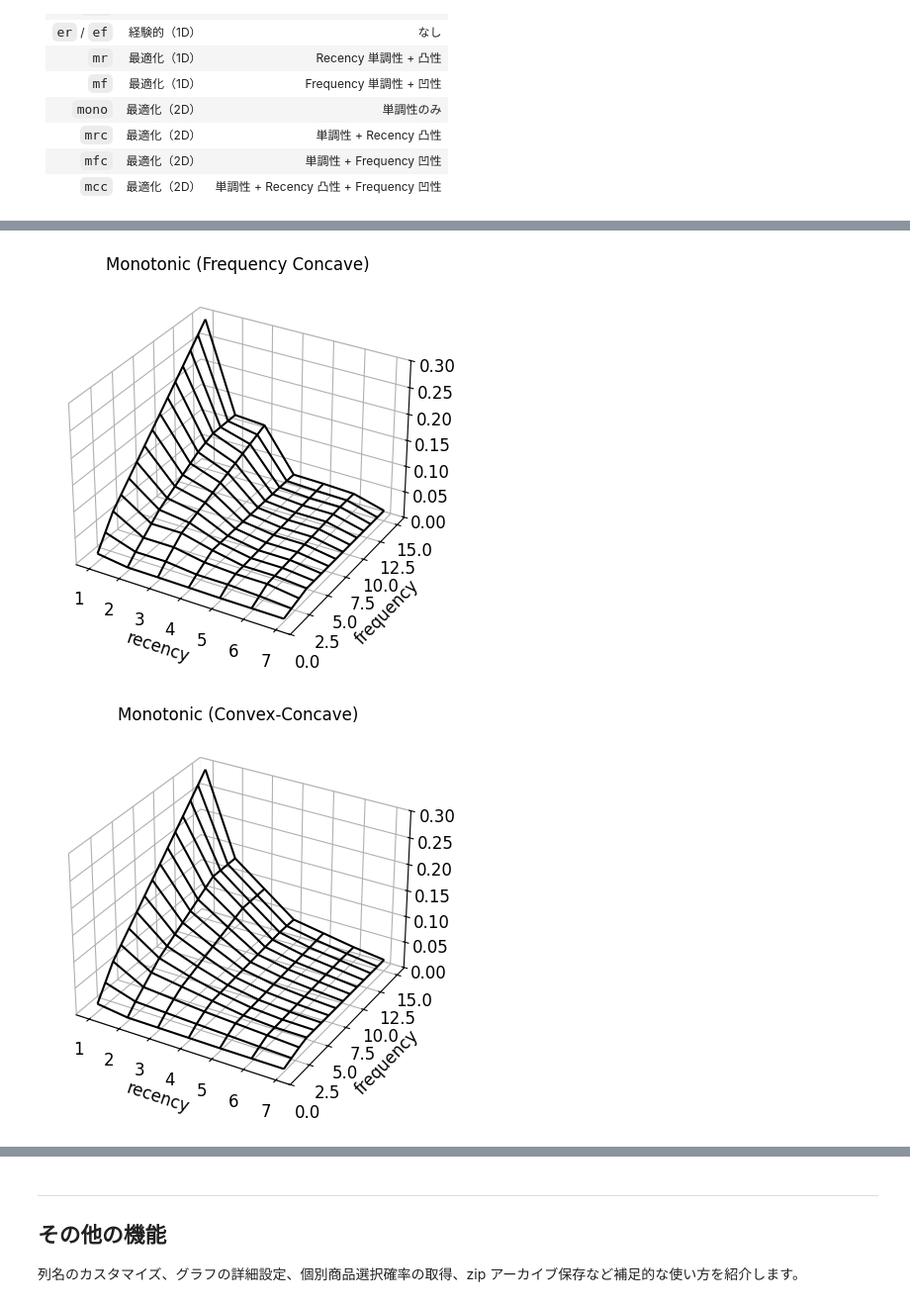
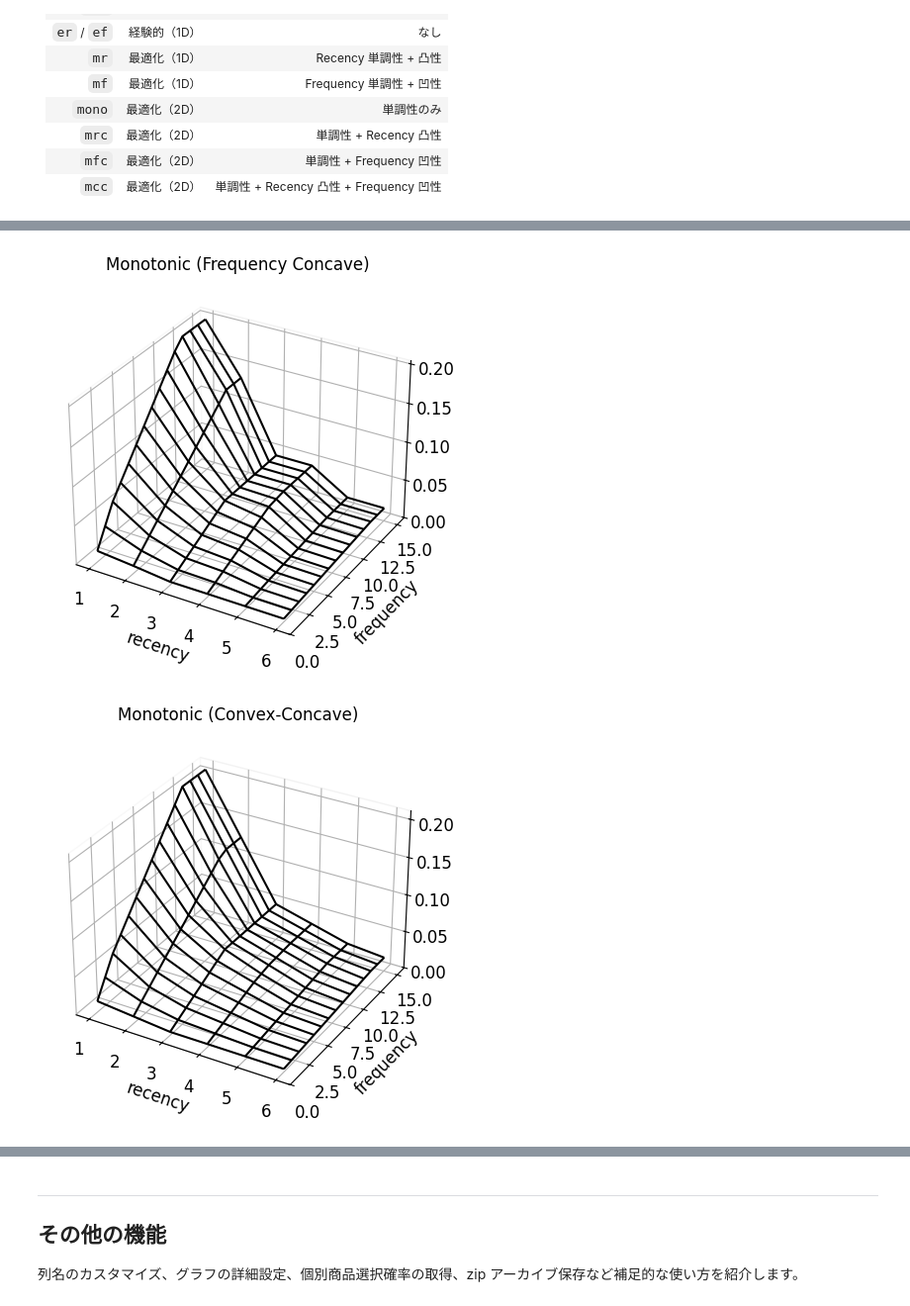
Before and after one commit to jiro-iwanaga/rfscorer, a Jupyter notebook: examples/tutorial_practical_ja.ipynb, the cells around one changed output, grey strips where cells are left out. Shown at 99% size. Cells and saved outputs as stored; diff of their text form; code cells hidden in the pictures.

```diff
--- a/examples/tutorial_practical_ja.ipynb
+++ b/examples/tutorial_practical_ja.ipynb
@@ -58,10 +58,13 @@ datetime: ['2015-07-01', '2015-07-02', '2015-07-03', '2015-07-04', '2015-07-05',
 | 3 | 4 | 790055 | 2015-07-04 |
 | 4 | 4 | 764638 | 2015-07-04 |
 # %%
-# ユーザー単位で訓練データ・テストデータに分割
-# 80% を訓練データ（モデル構築用）、20% をテストデータ（推薦評価用）に割り当てる
-df_train = df[df.user.map(lambda x: hash(x) % 10 < 8)]
-df_test = df[df.user.map(lambda x: hash(x) % 10 >= 8)]
+# 時系列で訓練データ・テストデータに分割（運用を想定: 過去データで未来を予測する）
+# df_train: 学習時点で利用可能なデータ（2015-07-07 まで）
+# df_test : 評価用（予測対象日 2015-07-08）
+target_date = "2015-07-07"
+gt_date = "2015-07-08"
+df_train = df[df.datetime <= target_date]
+df_test = df[df.datetime <= gt_date]
 
 print("train record num:", len(df_train), "/ user num:", len(df_train.user.unique()))
 print("test  record num: ", len(df_test), "/ user num: ", len(df_test.user.unique()))
@@ -71,10 +74,11 @@ test  record num:  61636 / user num:  6127
 # %%
 # split_by_date() で訓練・テストデータをそれぞれ観測データと正解データに分割
-# 観測データ（target_date 以前の 7 日間）: 最新度・頻度を算出する期間のデータ
-# 正解データ（target_date 翌日の 1 日間）: 対象イベント（閲覧・購買・CVなど）の発生を記録するデータ
-target_date = "2015-07-07"
-df_train_obs, df_train_gt = split_by_date(df_train, target_date, observation_days=7, gt_days=1)
-df_test_obs, df_test_gt = split_by_date(df_test, target_date, observation_days=7, gt_days=1)
+# 観測データ（基準日以前の 6 日間）: 最新度・頻度を算出する期間のデータ
+# 正解データ（基準日翌日の 1 日間）: 対象イベント（再閲覧・購買・CVなど）の発生を記録するデータ
+# 訓練は fit_date（正解=翌日 07-07）、評価は target_date（正解=翌日 07-08）を基準に揃える
+fit_date = "2015-07-06"  # 学習の基準日
+df_train_obs, df_train_gt = split_by_date(df_train, fit_date, observation_days=6, gt_days=1)
+df_test_obs, df_test_gt = split_by_date(df_test, target_date, observation_days=6, gt_days=1)
 
 print("--- train ---")
 print("obs/datetime num:", len(sorted(df_train_obs.datetime.unique())))
@@ -117,11 +121,3 @@ gt/datetime num: 1
 # %%
 # デフォルト列名（user_col="user", item_col="item", time_col="datetime"）を使用するため引数なし
 scorer = RecencyFrequencyScorer()
-# %%
-# ref=target_date    : 最新度の基準日を観測期間末日に固定（transform() と基準を統一するため）
-# recency_limit=7    : 観測期間 7 日と合わせ、7 より大きい最新度を上限にクランプ
-# frequency_limit=15 : 頻度の上限を設定
-# scorer.fit(df_train_obs, df_train_gt)  # 上限を自動設定する場合（実践ではrecency_limitとfrequency_limitの指定を推奨）
-scorer.fit(df_train_obs, df_train_gt, ref=target_date, recency_limit=7, frequency_limit=15)
-
-scorer.show()  # データ統計・相関係数・経験的商品選択確率テーブルを表示
@@ -145,0 +124,14 @@ scorer.show()  # データ統計・相関係数・経験的商品選択確率テ
+# %%
+# === fit ===
+# fit_date    : 2015-07-06
+# target_date : 2015-07-07
+# gt_date     : 2015-07-08
+#                    f t g
+#                    ^ ^ ^
+# 2015-07-01 2 3 4 5 6 7 8
+# test       * * * * * * @
+# train    * * * * * * @
+# *: 観測（observation_days=6）,  @: 正解（gt_days=1）
+scorer.fit(df_train_obs, df_train_gt, ref=fit_date, recency_limit=6, frequency_limit=15)
+
+scorer.show()  # データ統計・相関係数・経験的商品選択確率テーブルを表示
@@ -217,16 +227,15 @@ scorer.optimize(kind="mfc")
 fig_mfc = scorer.plot_probability_surface(kind="mfc")
 fig_mfc.savefig("surface_monotonic_frequency_concave_probability.png")
 # %% [output]
-[figure, old version]
+[figure, new version]
 # %%
 # mcc: 単調性 + Recency 凸性 + Frequency 凹性（制約が最も強いモデル）
 # 両方向の凹凸性を同時に課すことで、最も滑らかな曲面が得られる
 scorer.optimize(kind="mcc")
-scorer.export_probability_csv(kind="mcc")
 fig_mcc = scorer.plot_probability_surface(kind="mcc")
 fig_mcc.savefig("surface_monotonic_convex_concave_probability.png")
 # %% [output]
-[figure, old version]
+[figure, new version]
 # %%
 # kind="all": emp/er/ef/mono/mr/mf/mrc/mfc/mcc の全モデルを1ファイルにまとめて出力
 scorer.export_probability_csv(kind="all")
```
Also changed, not shown: parts of 29 cells of this notebook, 1 other file.
